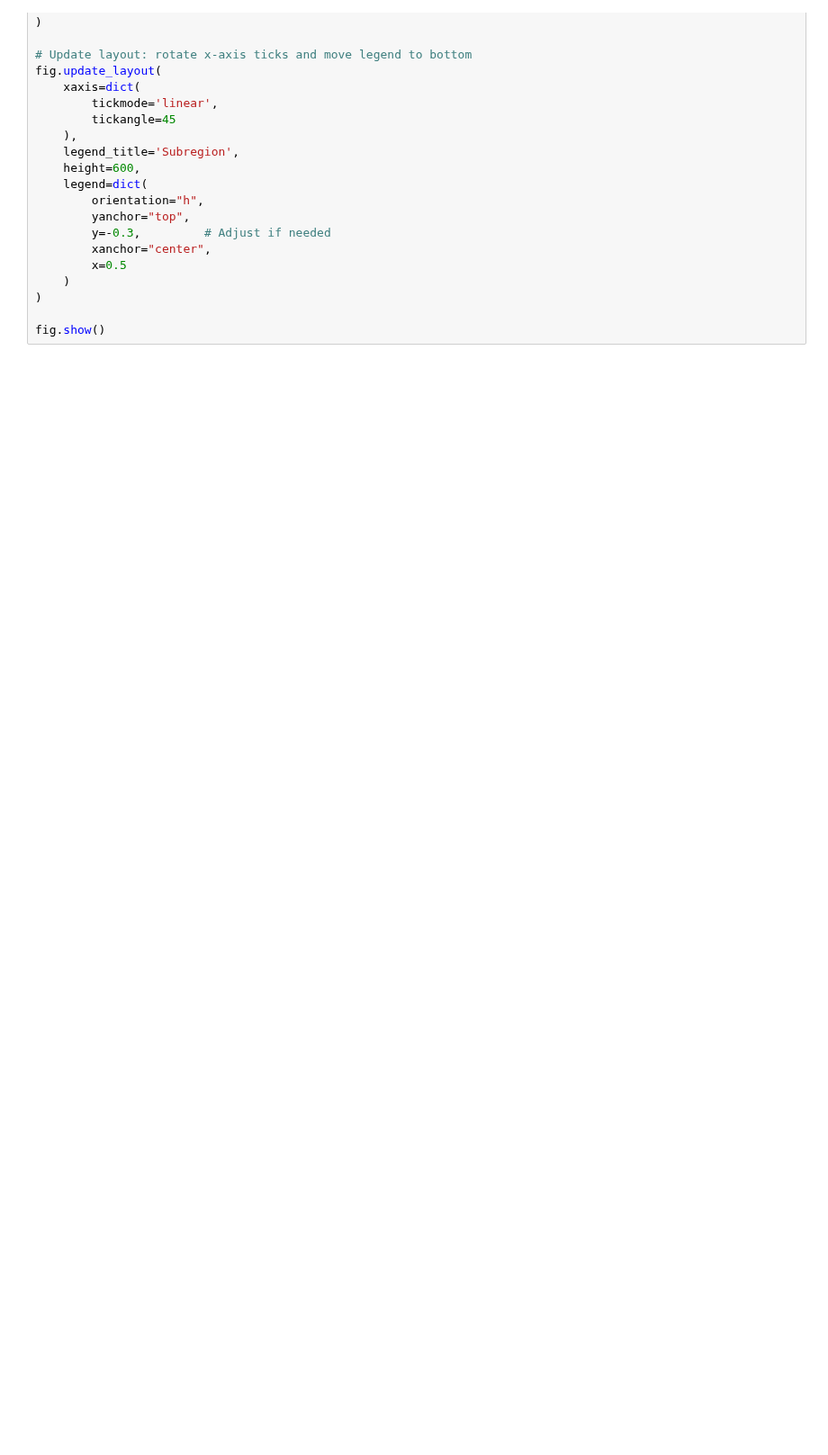
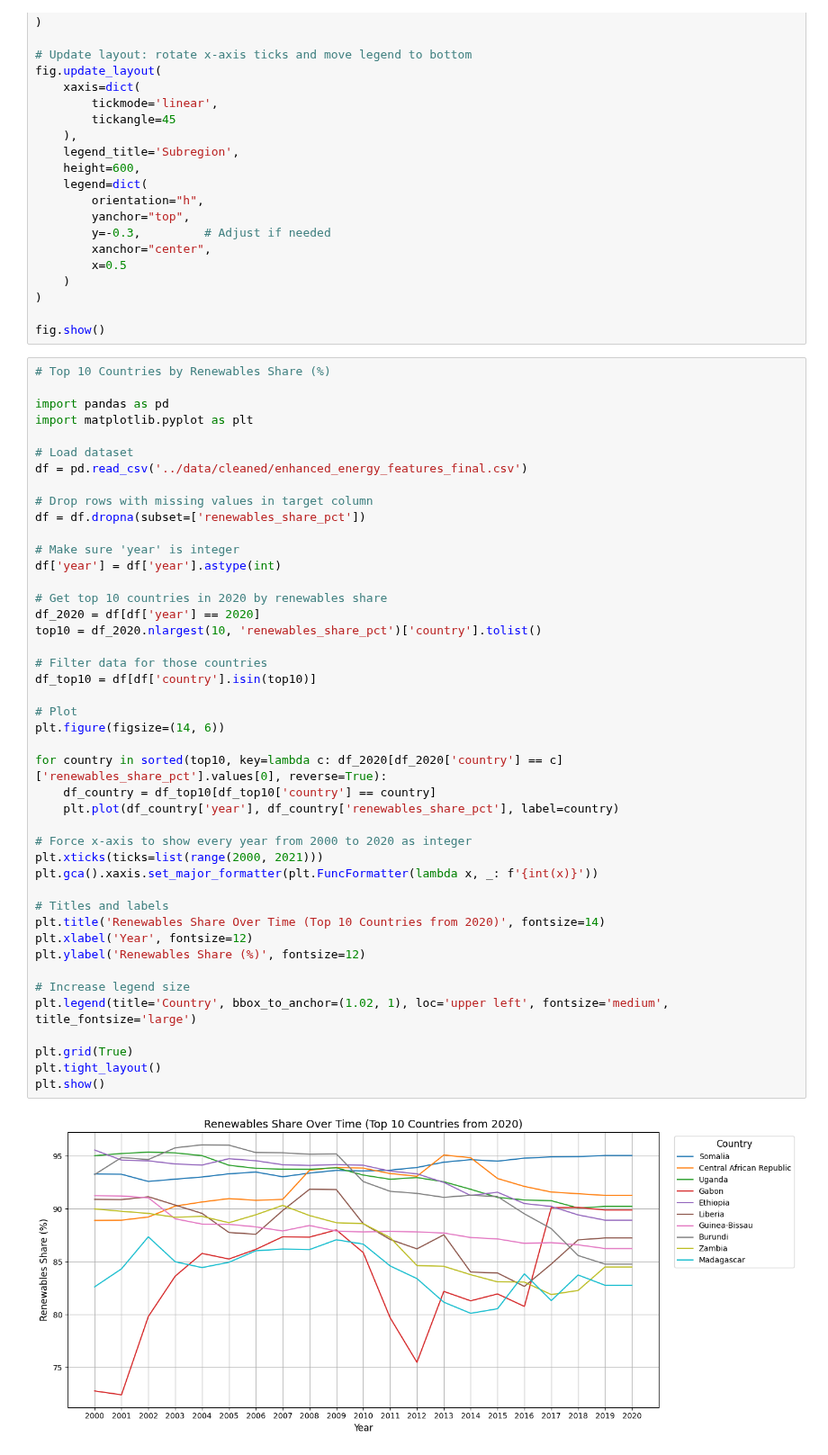
Before and after one commit to SelinaFischer/climate_tipping_points, a Jupyter notebook: jupyter_notebooks/4. visualisation.ipynb, the cells around one changed output. Shown at 90% size. Drawn from its saved outputs; the diff is of its cells as text; blank space fills up the shorter version.

```diff
--- a/jupyter_notebooks/4. visualisation.ipynb
+++ b/jupyter_notebooks/4. visualisation.ipynb
@@ -283,3 +283,49 @@ fig.update_layout(
 )
 
 fig.show()
+# %%
+# Top 10 Countries by Renewables Share (%)
+
+import pandas as pd
+import matplotlib.pyplot as plt
+
+# Load dataset
+df = pd.read_csv('../data/cleaned/enhanced_energy_features_final.csv')
+
+# Drop rows with missing values in target column
+df = df.dropna(subset=['renewables_share_pct'])
+
+# Make sure 'year' is integer
+df['year'] = df['year'].astype(int)
+
+# Get top 10 countries in 2020 by renewables share
+df_2020 = df[df['year'] == 2020]
+top10 = df_2020.nlargest(10, 'renewables_share_pct')['country'].tolist()
+
+# Filter data for those countries
+df_top10 = df[df['country'].isin(top10)]
+
+# Plot
+plt.figure(figsize=(14, 6))
+
+for country in sorted(top10, key=lambda c: df_2020[df_2020['country'] == c]['renewables_share_pct'].values[0], reverse=True):
+    df_country = df_top10[df_top10['country'] == country]
+    plt.plot(df_country['year'], df_country['renewables_share_pct'], label=country)
+
+# Force x-axis to show every year from 2000 to 2020 as integer
+plt.xticks(ticks=list(range(2000, 2021)))
+plt.gca().xaxis.set_major_formatter(plt.FuncFormatter(lambda x, _: f'{int(x)}'))
+
+# Titles and labels
+plt.title('Renewables Share Over Time (Top 10 Countries from 2020)', fontsize=14)
+plt.xlabel('Year', fontsize=12)
+plt.ylabel('Renewables Share (%)', fontsize=12)
+
+# Increase legend size
+plt.legend(title='Country', bbox_to_anchor=(1.02, 1), loc='upper left', fontsize='medium', title_fontsize='large')
+
+plt.grid(True)
+plt.tight_layout()
+plt.show()
+# %% [output]
+[figure, added]
```
Also changed, not shown: parts of 1 cell of this notebook.
